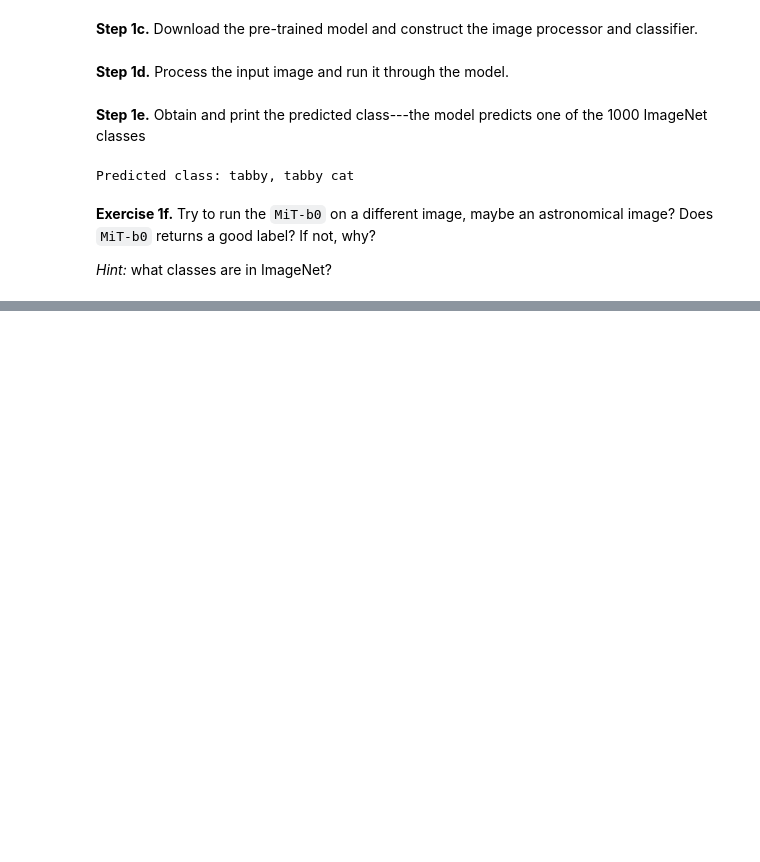
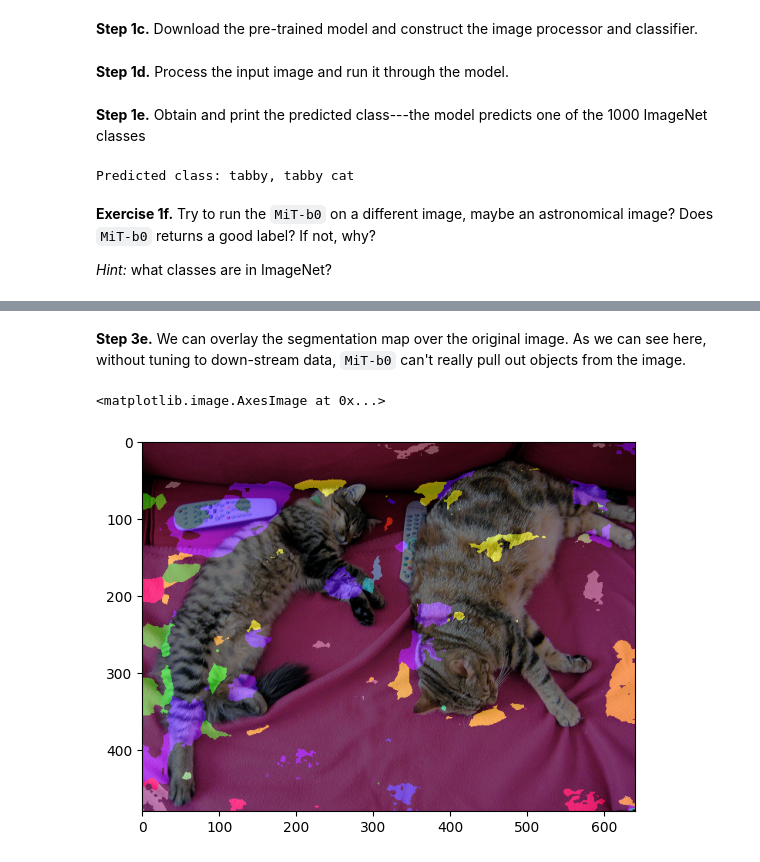
Before and after one commit to rndsrc/dl, a Jupyter notebook: segformer.ipynb, the cells around one changed output, grey strips where cells are left out. Drawn from its saved outputs; the diff is of its cells as text; code cells hidden in the pictures; blank space fills up the shorter version.

Commit message:
Provide a semantic segmentation example

```diff
--- a/segformer.ipynb
+++ b/segformer.ipynb
@@ -50,0 +70,2 @@ If not, why?
+# %%
+model = SegformerForSemanticSegmentation.from_pretrained("nvidia/mit-b0")
@@ -50,0 +77,2 @@ If not, why?
+# %%
+outputs = model(**inputs)
@@ -50,0 +81,3 @@ If not, why?
+# %%
+segmap = impro.post_process_semantic_segmentation(outputs, target_sizes=[img.size[::-1]])[0].cpu().numpy()
+display(segmap)
@@ -50,0 +92,13 @@ If not, why?
+# %% [markdown]
+**Step 3e.** We can overlay the segmentation map over the original image.
+As we can see here, without tuning to down-stream data, `MiT-b0` can't really pull out objects from the image.
+# %%
+palette  = np.loadtxt('ade_palette.txt', dtype=np.uint8)
+segcolor = np.zeros(segmap.shape + (3,), dtype=np.uint8)
+for l, c in enumerate(palette):
+    segcolor[segmap==l, :] = c
+
+plt.imshow((0.5*np.array(img) + 0.5*segcolor).astype(np.uint8))
+# %% [output]
+<matplotlib.image.AxesImage at 0x...>
+[figure, added]
```
Also changed, not shown: parts of 7 cells of this notebook.
